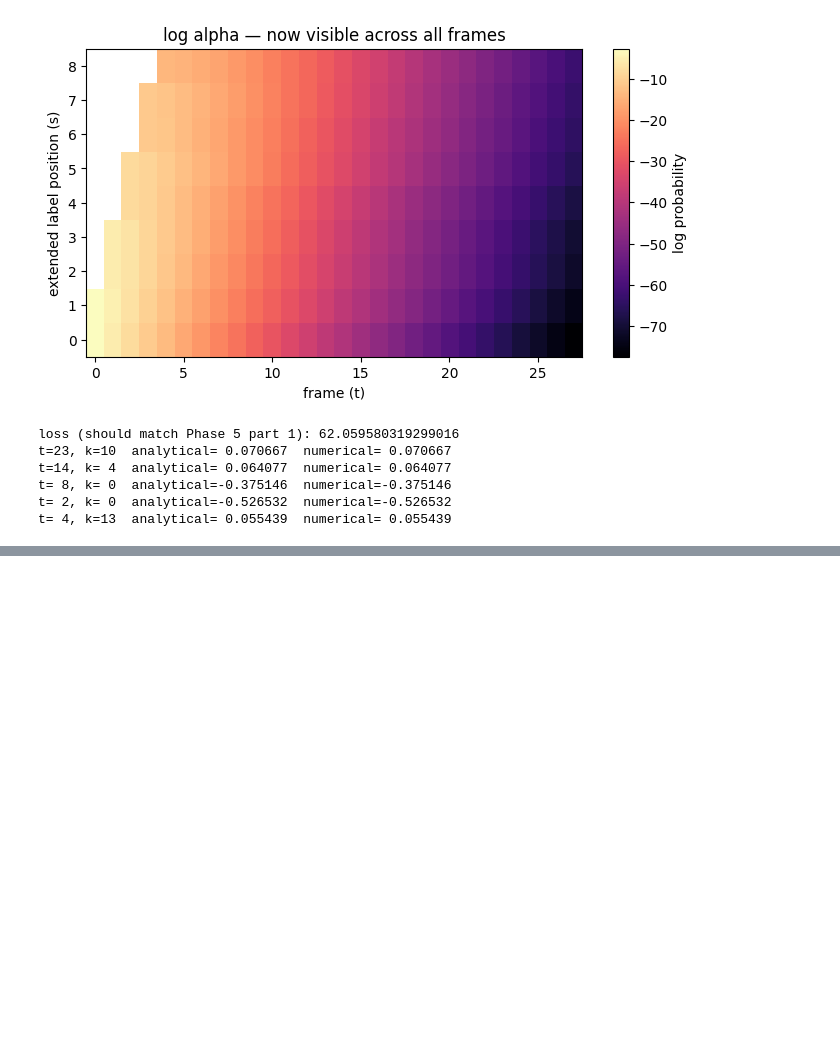
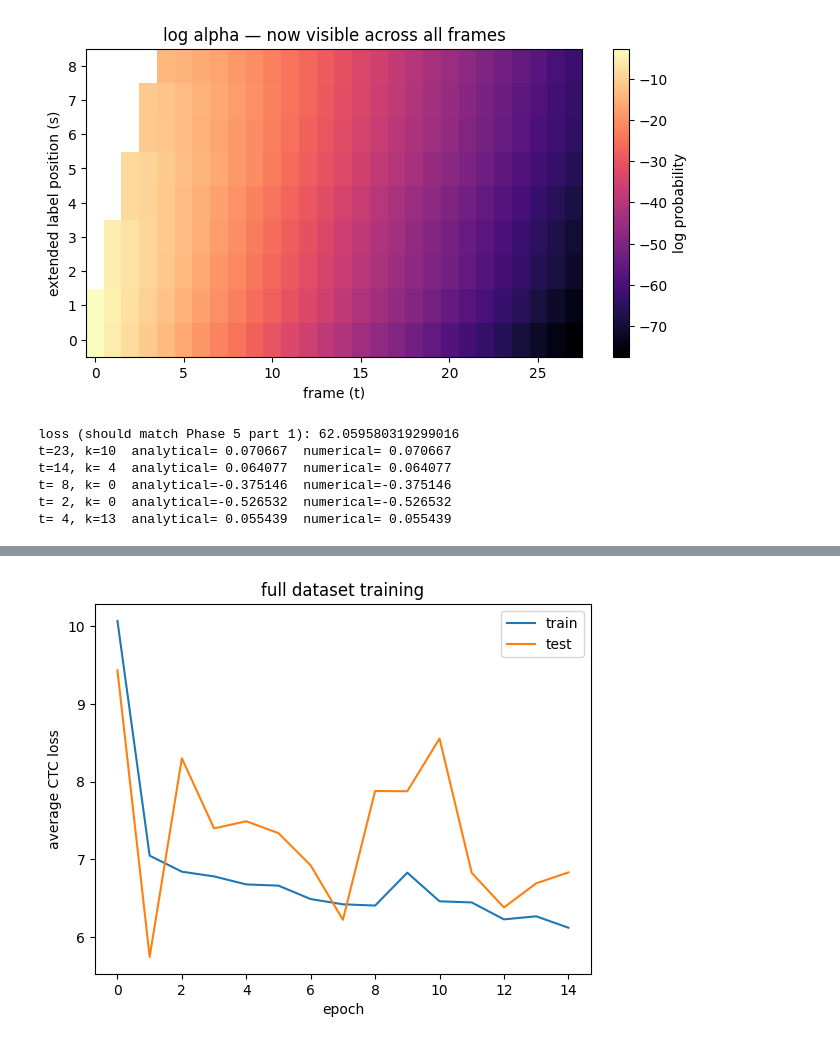
Before and after one commit to shareotherban/STT-Model, a Jupyter notebook: STT.ipynb, the cells around one changed output, grey strips where cells are left out. Saved outputs shown, nothing was run; the diff lists cells and outputs as text; code cells hidden in the pictures; blank space fills up the shorter version.

```diff
--- a/STT.ipynb
+++ b/STT.ipynb
@@ -586,0 +608,32 @@ for (true, pred), n in sorted(conf.items(), key=lambda x: -x[1]):
+# %%
+def evaluate_loss(data, params, blank_idx, sample_size=200):
+    sample = random.sample(data, min(sample_size, len(data)))
+    total = 0.0
+    for spec_feat, enc_label in sample:
+        probs, logits, _ = rnn_forward(spec_feat, params)
+        loss, _ = ctc_gradient(probs, enc_label, blank_idx)
+        total += loss
+    return total / len(sample)
+# %%
+params = init_rnn_params(input_dim, hidden_dim, vocab_size)
+adam_state = init_adam_state(params)
+
+train_loss_history = []
+test_loss_history = []
+
+n_epochs = 15   # start here — see the timing note below before going bigger
+
+for epoch in range(n_epochs):
+    random.shuffle(train_data)
+    epoch_loss = 0.0
+    for spec_feat, enc_label in train_data:
+        loss = train_step(spec_feat, enc_label, params, blank_idx, adam_state, lr=0.01)
+        epoch_loss += loss
+    avg_train_loss = epoch_loss / len(train_data)
+    avg_test_loss = evaluate_loss(test_data, params, blank_idx)
+
+    train_loss_history.append(avg_train_loss)
+    test_loss_history.append(avg_test_loss)
+    print(f'epoch {epoch:2d}  train loss {avg_train_loss:.4f}  test loss {avg_test_loss:.4f}')
+
+    np.savez('ctc_rnn_checkpoint.npz', **params)   # save after every epoch — Colab can disconnect
@@ -586,0 +656,10 @@ for (true, pred), n in sorted(conf.items(), key=lambda x: -x[1]):
+# %%
+plt.plot(train_loss_history, label='train')
+plt.plot(test_loss_history, label='test')
+plt.xlabel('epoch')
+plt.ylabel('average CTC loss')
+plt.legend()
+plt.title('full dataset training')
+plt.show()
+# %% [output]
+[figure, added]
```
Also changed, not shown: parts of 37 cells of this notebook.
